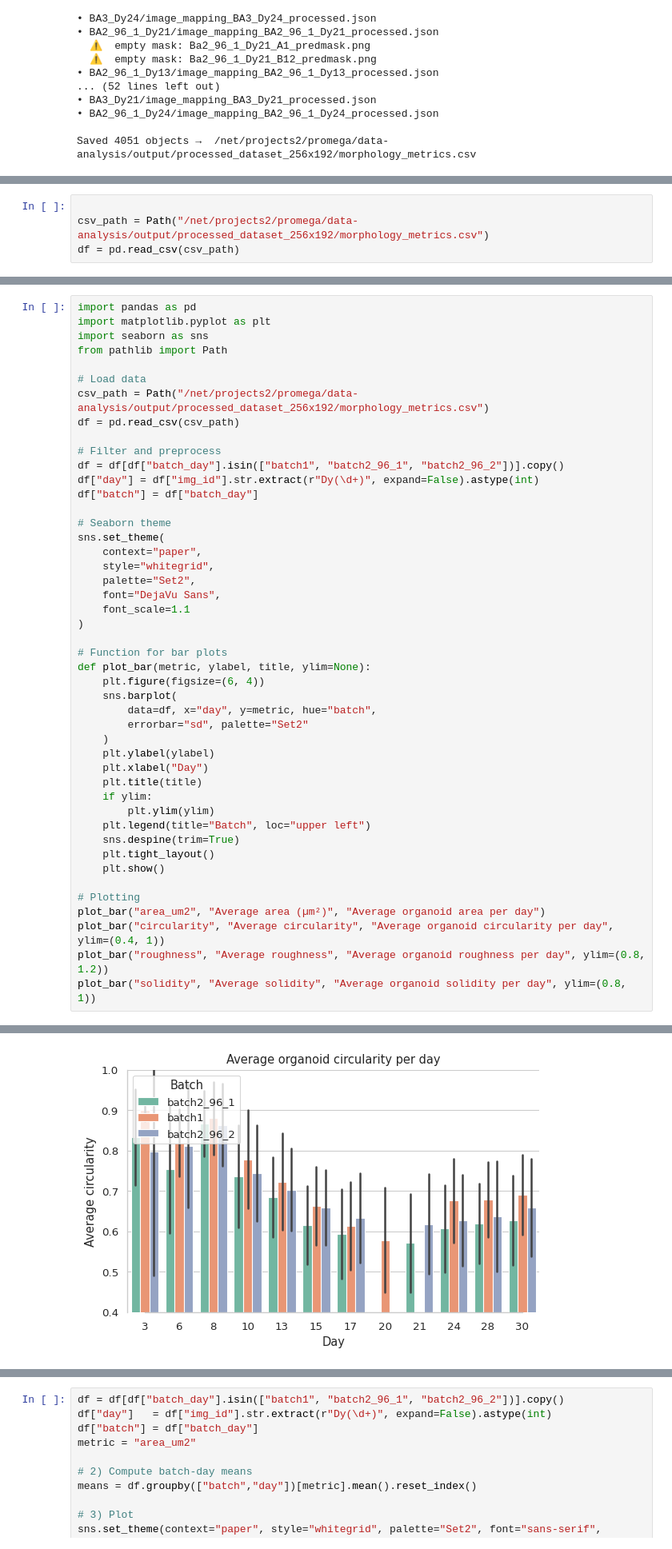
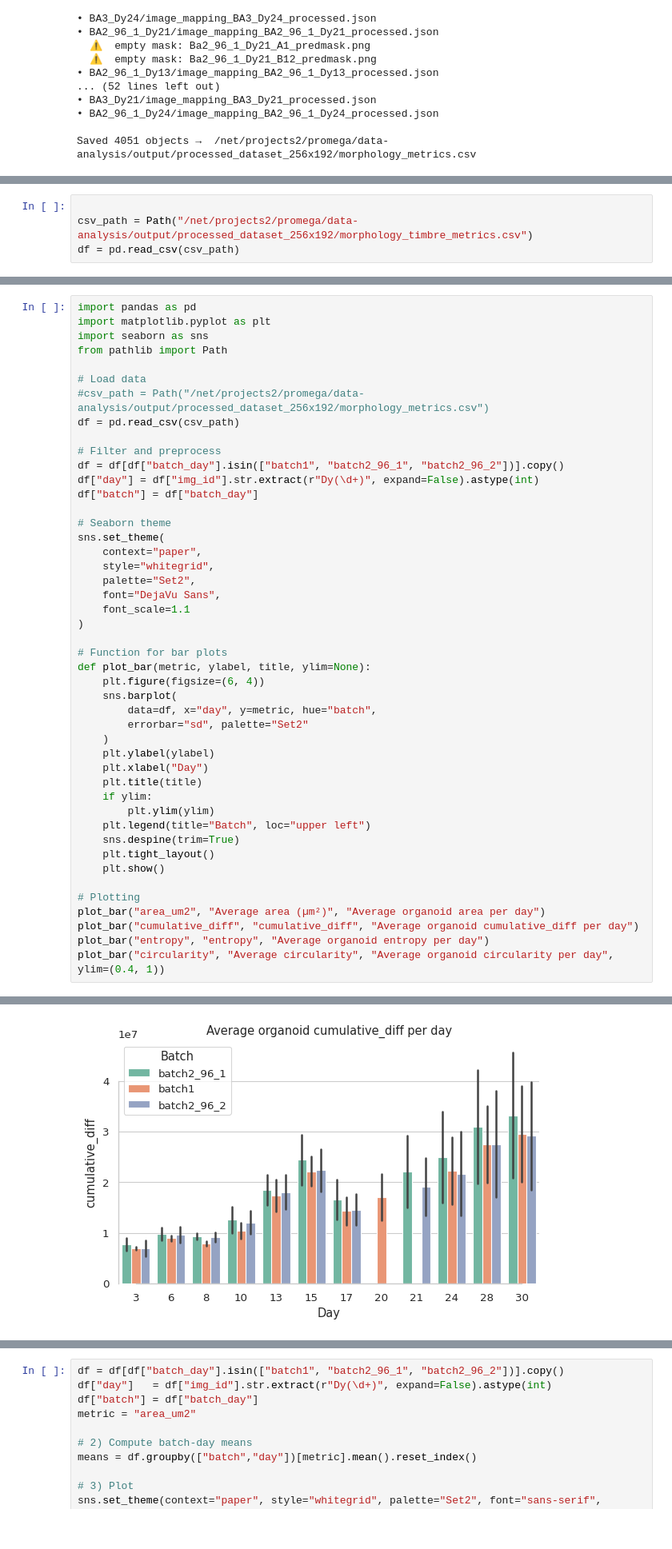
Before and after one commit to dsi-clinic/2025-promega-mini-test, a Jupyter notebook: temp_files/plot_metrics.ipynb, the cells around one changed output, grey strips where cells are left out. Shown: that part at 80% size. Saved outputs shown, nothing was run; the diff lists cells and outputs as text.

```diff
--- a/temp_files/plot_metrics.ipynb
+++ b/temp_files/plot_metrics.ipynb
@@ -155,6 +222,6 @@ Saved 4051 objects →  /net/projects2/promega/data-analysis/output/processed_da
 # %%
 
-csv_path = Path("/net/projects2/promega/data-analysis/output/processed_dataset_256x192/morphology_metrics.csv")
+csv_path = Path("/net/projects2/promega/data-analysis/output/processed_dataset_256x192/morphology_timbre_metrics.csv")
 df = pd.read_csv(csv_path)
 # %%
 print(df.columns)
@@ -190,7 +251,7 @@ import seaborn as sns
 from pathlib import Path
 
 # Load data
-csv_path = Path("/net/projects2/promega/data-analysis/output/processed_dataset_256x192/morphology_metrics.csv")
+#csv_path = Path("/net/projects2/promega/data-analysis/output/processed_dataset_256x192/morphology_metrics.csv")
 df = pd.read_csv(csv_path)
 
 # Filter and preprocess
@@ -202,33 +263,33 @@ df["batch"] = df["batch_day"]
 sns.set_theme(
     context="paper",
     style="whitegrid",
     palette="Set2",
     font="DejaVu Sans",
     font_scale=1.1
 )
 
 # Function for bar plots
 def plot_bar(metric, ylabel, title, ylim=None):
     plt.figure(figsize=(6, 4))
     sns.barplot(
         data=df, x="day", y=metric, hue="batch",
         errorbar="sd", palette="Set2"
     )
     plt.ylabel(ylabel)
     plt.xlabel("Day")
     plt.title(title)
     if ylim:
         plt.ylim(ylim)
     plt.legend(title="Batch", loc="upper left")
     sns.despine(trim=True)
     plt.tight_layout()
     plt.show()
 
 # Plotting
 plot_bar("area_um2", "Average area (µm²)", "Average organoid area per day")
+plot_bar("cumulative_diff", "cumulative_diff", "Average organoid cumulative_diff per day")
+plot_bar("entropy", "entropy", "Average organoid entropy per day")
 plot_bar("circularity", "Average circularity", "Average organoid circularity per day", ylim=(0.4, 1))
-plot_bar("roughness", "Average roughness", "Average organoid roughness per day", ylim=(0.8, 1.2))
-plot_bar("solidity", "Average solidity", "Average organoid solidity per day", ylim=(0.8, 1))
 # %% [output]
 [figure]
-[figure, old version]
+[figure, new version]
```
Also changed, not shown: parts of 5 cells of this notebook, 2 other files.
